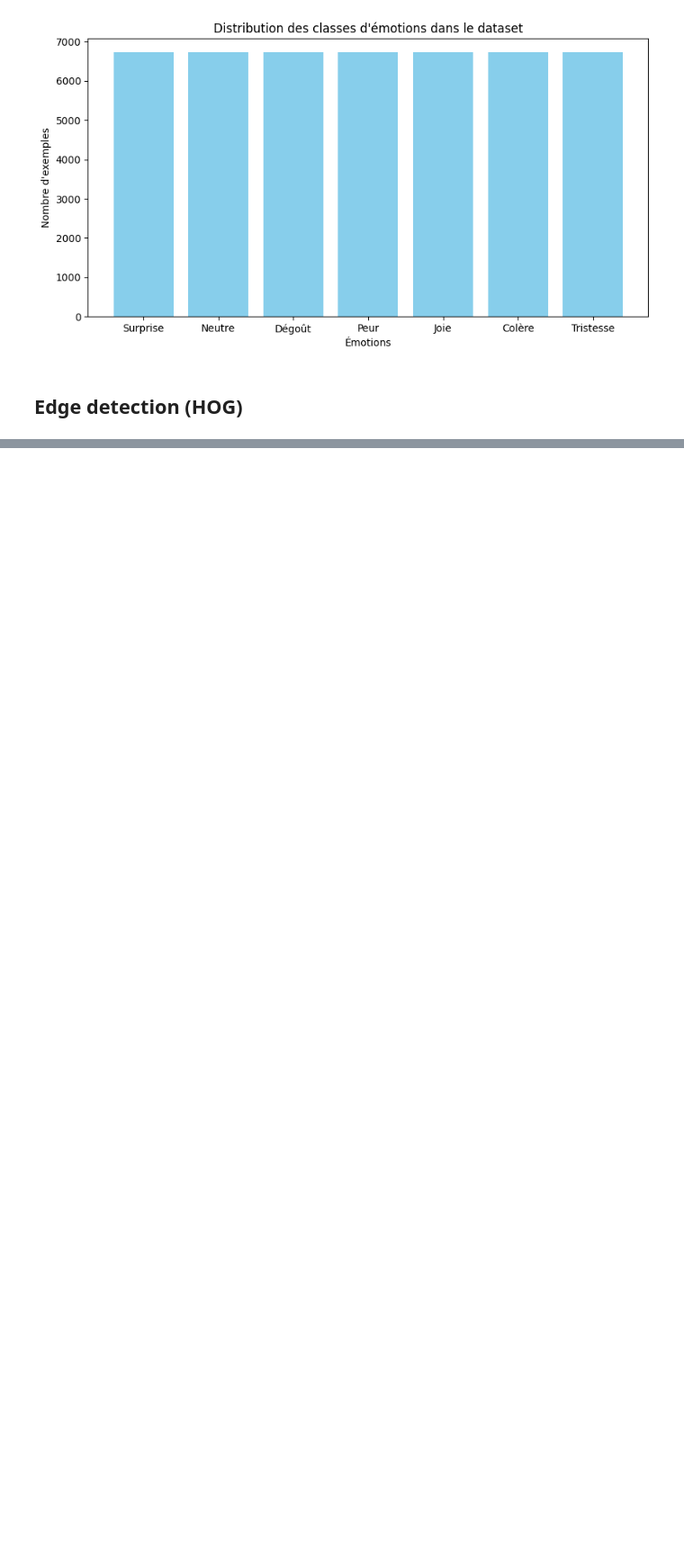
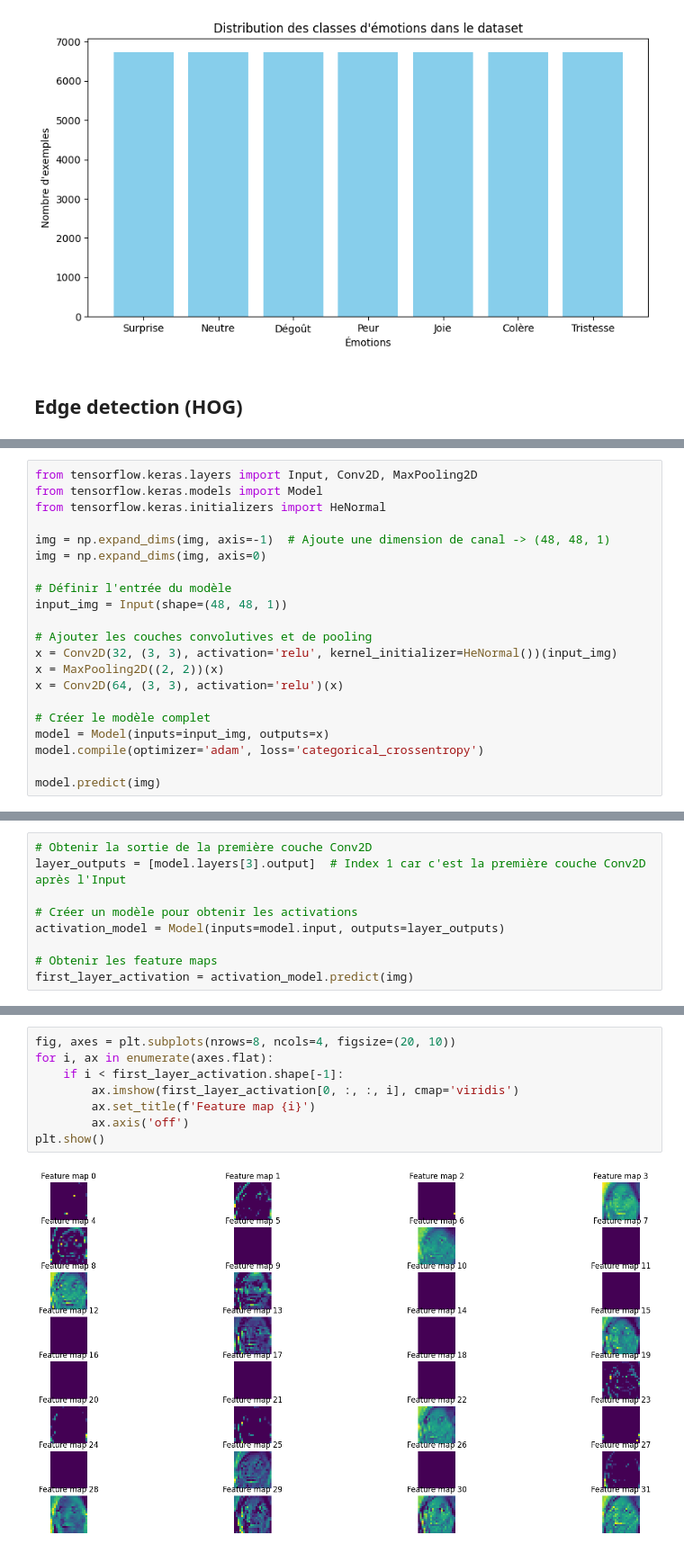
Before and after one commit to aubinbnf/Facial-Analysis, a Jupyter notebook: src/main.ipynb, the cells around one changed output, grey strips where cells are left out. Shown at 90% size. Cells and saved outputs as stored; diff of their text form; blank space fills up the shorter version.

```diff
--- a/src/main.ipynb
+++ b/src/main.ipynb
@@ -189,0 +192,21 @@ plt.show()
+# %%
+from tensorflow.keras.layers import Input, Conv2D, MaxPooling2D
+from tensorflow.keras.models import Model
+from tensorflow.keras.initializers import HeNormal
+
+img = np.expand_dims(img, axis=-1)  # Ajoute une dimension de canal -> (48, 48, 1)
+img = np.expand_dims(img, axis=0)
+
+# Définir l'entrée du modèle
+input_img = Input(shape=(48, 48, 1))
+
+# Ajouter les couches convolutives et de pooling
+x = Conv2D(32, (3, 3), activation='relu', kernel_initializer=HeNormal())(input_img)
+x = MaxPooling2D((2, 2))(x)
+x = Conv2D(64, (3, 3), activation='relu')(x)
+
+# Créer le modèle complet
+model = Model(inputs=input_img, outputs=x)
+model.compile(optimizer='adam', loss='categorical_crossentropy')
+
+model.predict(img)
@@ -189,0 +232,9 @@ plt.show()
+# %%
+# Obtenir la sortie de la première couche Conv2D
+layer_outputs = [model.layers[3].output]  # Index 1 car c'est la première couche Conv2D après l'Input
+
+# Créer un modèle pour obtenir les activations
+activation_model = Model(inputs=model.input, outputs=layer_outputs)
+
+# Obtenir les feature maps
+first_layer_activation = activation_model.predict(img)
@@ -189,0 +245,10 @@ plt.show()
+# %%
+fig, axes = plt.subplots(nrows=8, ncols=4, figsize=(20, 10))
+for i, ax in enumerate(axes.flat):
+    if i < first_layer_activation.shape[-1]:
+        ax.imshow(first_layer_activation[0, :, :, i], cmap='viridis')
+        ax.set_title(f'Feature map {i}')
+        ax.axis('off')
+plt.show()
+# %% [output]
+[figure, added]
```
Also changed, not shown: parts of 12 cells of this notebook.
